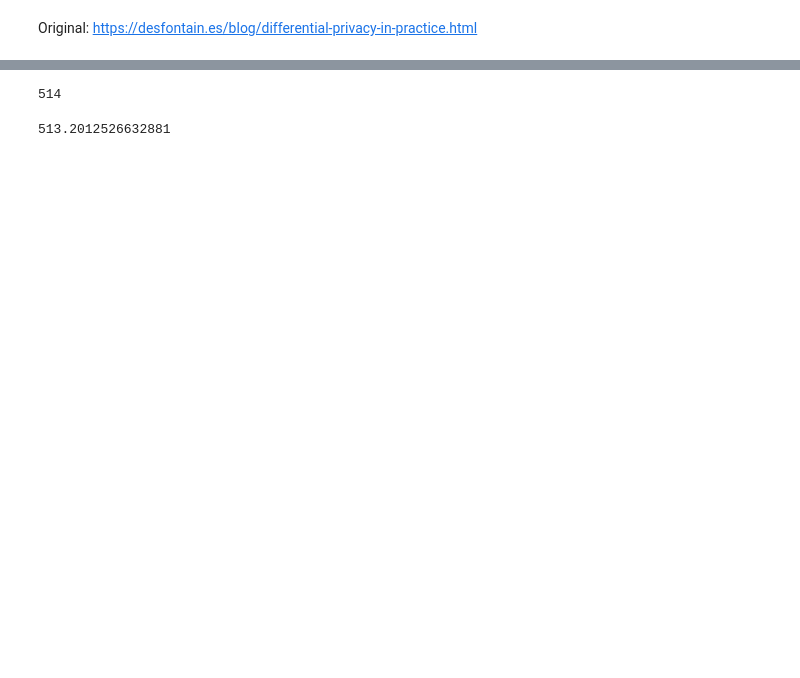
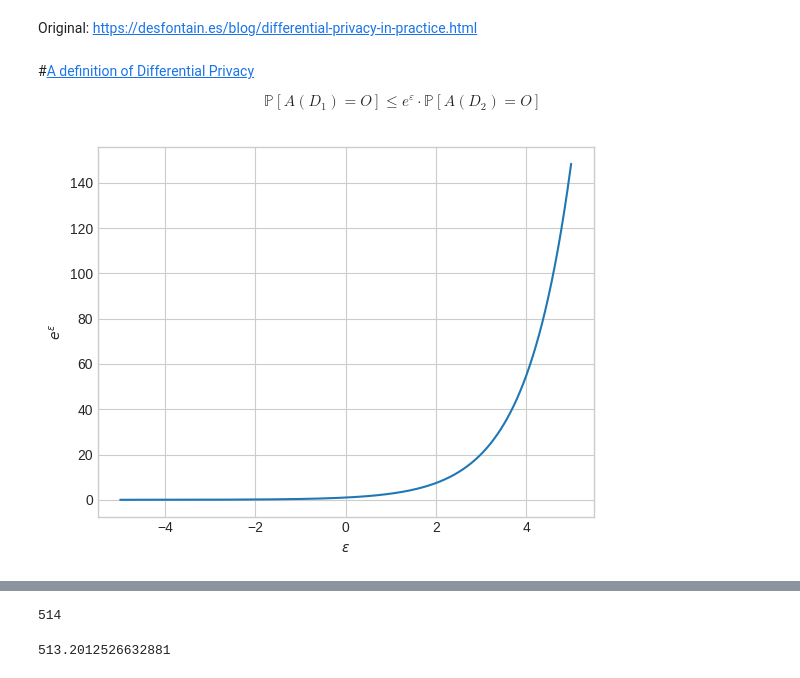
Before and after one commit to andreavitaletti/colab, a Jupyter notebook: programming_differential_privacy /notebooks/chap3_new.ipynb, the cells around one changed output, grey strips where cells are left out. Saved outputs shown, nothing was run; the diff lists cells and outputs as text; code cells hidden in the pictures; blank space fills up the shorter version.

```diff
--- a/programming_differential_privacy /notebooks/chap3_new.ipynb
+++ b/programming_differential_privacy /notebooks/chap3_new.ipynb
@@ -2,3 +2,22 @@
 <a href="https://colab.research.google.com/github/andreavitaletti/colab/blob/main/programming_differential_privacy%20/notebooks/chap3_new.ipynb" target="_parent"><img src="https://colab.research.google.com/assets/colab-badge.svg" alt="Open In Colab"/></a>
 # %% [markdown]
 Original: https://desfontain.es/blog/differential-privacy-in-practice.html
+# %% [markdown]
+#[A definition of Differential Privacy](https://desfontain.es/blog/differential-privacy-in-more-detail.html)
+
+
+$$ \mathbb{P}\left[A(D_1)=O\right] \le e^\varepsilon\cdot\mathbb{P}\left[A(D_2)=O\right] $$
+# %%
+epsilon = np.linspace(-5.0, 5.0, 1000)
+y = np.exp(epsilon)
+# Plot the PDF (using matplotlib)
+import matplotlib.pyplot as plt
+
+plt.plot(epsilon, y)
+
+plt.xlabel("$\epsilon$")
+plt.ylabel("$e^{\epsilon}$")
+
+plt.show()
+# %% [output]
+[figure, added]
```
Also changed, not shown: parts of 11 cells of this notebook.
